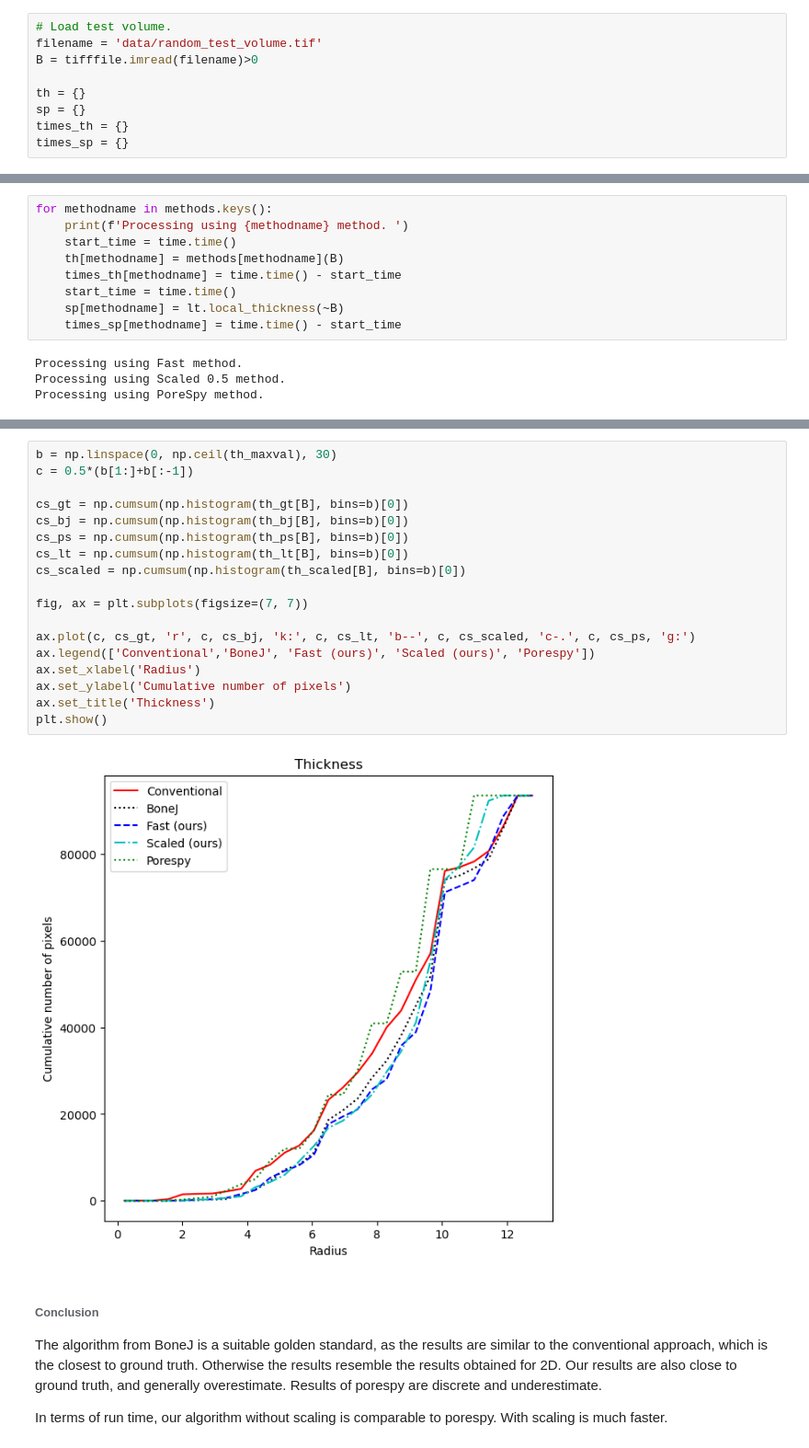
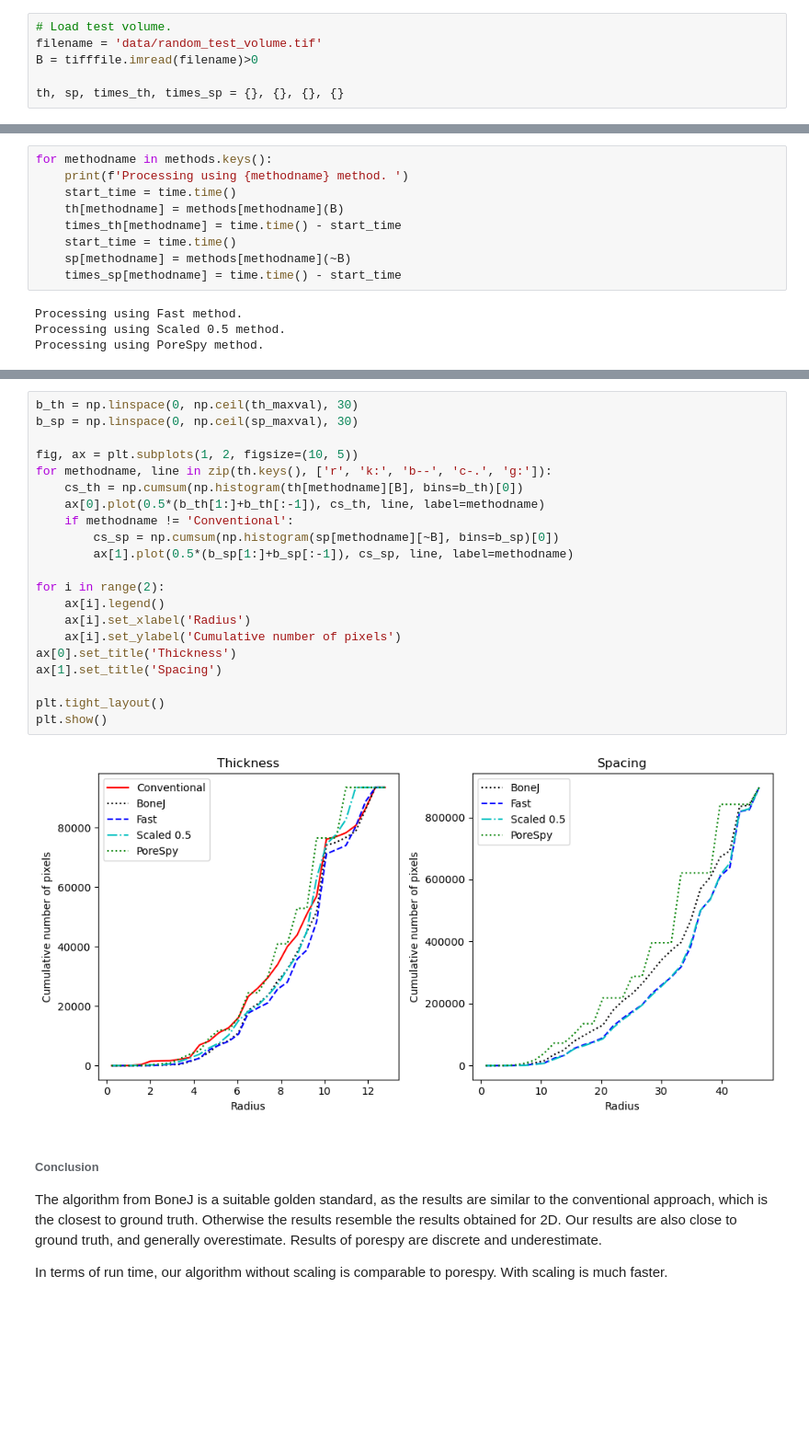
Before and after one commit to vedranaa/local-thickness, a Jupyter notebook: Comparison 3D.ipynb, the cells around one changed output, grey strips where cells are left out. Shown at 92% size. Saved outputs shown, nothing was run; the diff lists cells and outputs as text; blank space fills up the shorter version.

```diff
--- a/Comparison 3D.ipynb
+++ b/Comparison 3D.ipynb
@@ -18,7 +18,4 @@ import tifffile
 filename = 'data/random_test_volume.tif'
 B = tifffile.imread(filename)>0
 
-th = {}
-sp = {}
-times_th = {}
-times_sp = {}
+th, sp, times_th, times_sp = {}, {}, {}, {}
@@ -59,7 +56,7 @@ for methodname in methods.keys():
     th[methodname] = methods[methodname](B)
     times_th[methodname] = time.time() - start_time
     start_time = time.time()
-    sp[methodname] = lt.local_thickness(~B)
+    sp[methodname] = methods[methodname](~B)
     times_sp[methodname] = time.time() - start_time
 # %% [output]
 Processing using Fast method.
@@ -108,23 +87,26 @@ plt.show()
 # %%
-b = np.linspace(0, np.ceil(th_maxval), 30)
-c = 0.5*(b[1:]+b[:-1])
+b_th = np.linspace(0, np.ceil(th_maxval), 30)
+b_sp = np.linspace(0, np.ceil(sp_maxval), 30)
 
-cs_gt = np.cumsum(np.histogram(th_gt[B], bins=b)[0])
-cs_bj = np.cumsum(np.histogram(th_bj[B], bins=b)[0])
-cs_ps = np.cumsum(np.histogram(th_ps[B], bins=b)[0])
-cs_lt = np.cumsum(np.histogram(th_lt[B], bins=b)[0])
-cs_scaled = np.cumsum(np.histogram(th_scaled[B], bins=b)[0])
+fig, ax = plt.subplots(1, 2, figsize=(10, 5))
+for methodname, line in zip(th.keys(), ['r', 'k:', 'b--', 'c-.', 'g:']):
+    cs_th = np.cumsum(np.histogram(th[methodname][B], bins=b_th)[0])
+    ax[0].plot(0.5*(b_th[1:]+b_th[:-1]), cs_th, line, label=methodname)
+    if methodname != 'Conventional':
+        cs_sp = np.cumsum(np.histogram(sp[methodname][~B], bins=b_sp)[0])
+        ax[1].plot(0.5*(b_sp[1:]+b_sp[:-1]), cs_sp, line, label=methodname)
 
-fig, ax = plt.subplots(figsize=(7, 7))
+for i in range(2):
+    ax[i].legend()
+    ax[i].set_xlabel('Radius')
+    ax[i].set_ylabel('Cumulative number of pixels')
+ax[0].set_title('Thickness')
+ax[1].set_title('Spacing')
 
-ax.plot(c, cs_gt, 'r', c, cs_bj, 'k:', c, cs_lt, 'b--', c, cs_scaled, 'c-.', c, cs_ps, 'g:')
-ax.legend(['Conventional','BoneJ', 'Fast (ours)', 'Scaled (ours)', 'Porespy'])
-ax.set_xlabel('Radius')
-ax.set_ylabel('Cumulative number of pixels')
-ax.set_title('Thickness')
+plt.tight_layout()
 plt.show()
 # %% [output]
-[figure, old version]
+[figure, new version]
 # %% [markdown]
 ###### Conclusion
 The algorithm from BoneJ is a suitable golden standard, as the results are similar to the conventional approach, which is the closest to ground truth. Otherwise the results resemble the results obtained for 2D. Our results are also close to ground truth, and generally overestimate. Results of porespy are discrete and underestimate.
```
Also changed, not shown: parts of 3 cells of this notebook, 1 other file.
